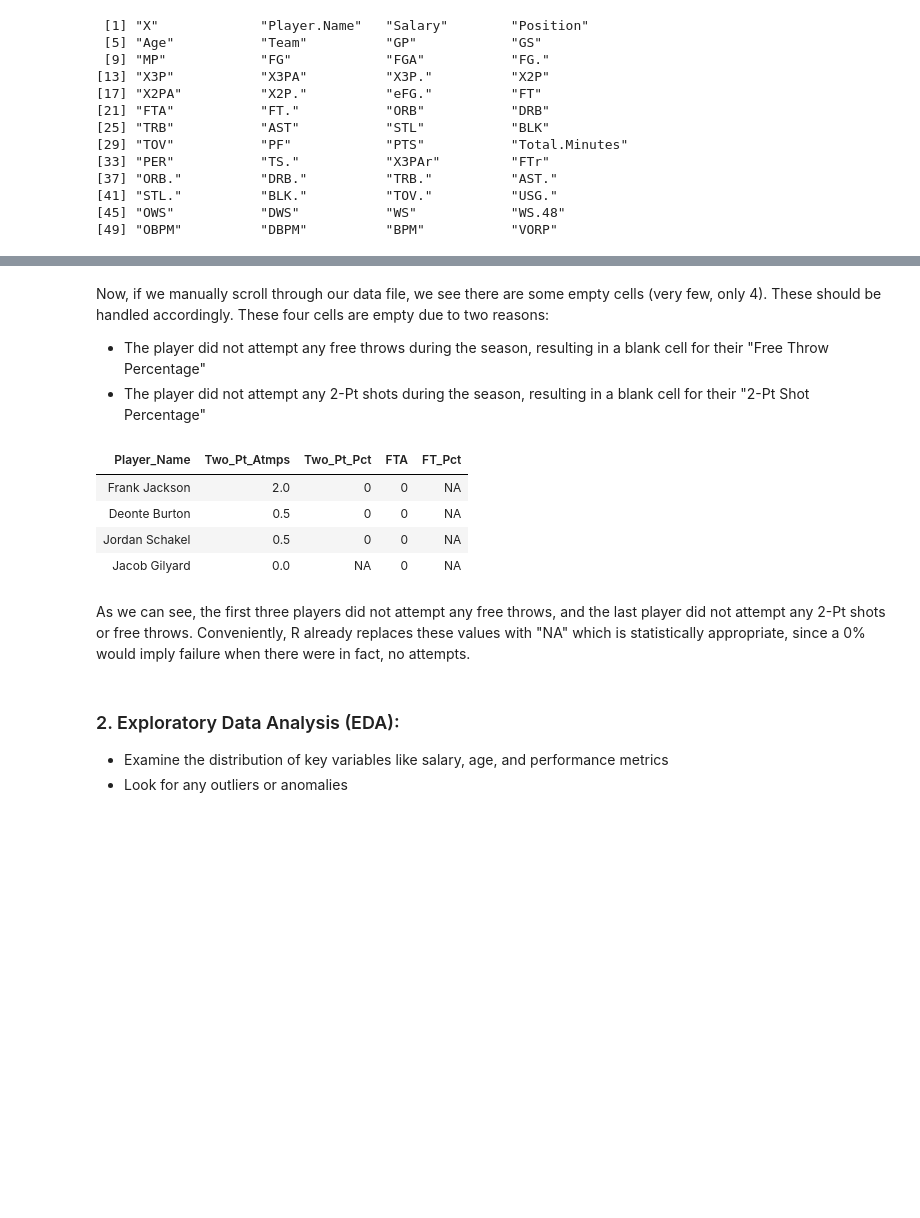
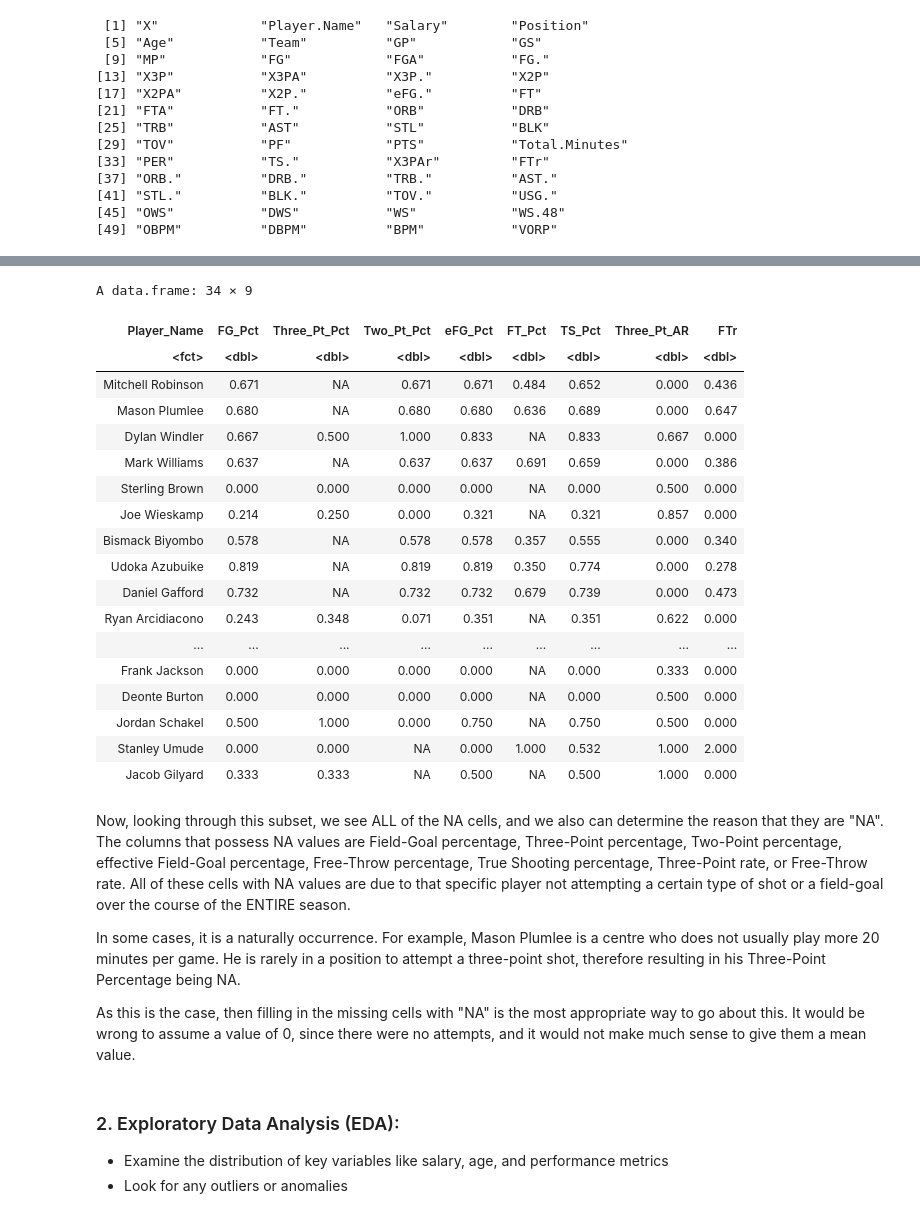
Before and after one commit to jhcrowley/DCSI-100-Group-33, a Jupyter notebook: DSCI_Final_Project_V1.ipynb, the cells around one changed output, grey strips where cells are left out. Saved outputs shown, nothing was run; the diff lists cells and outputs as text; code cells hidden in the pictures; blank space fills up the shorter version.

```diff
--- a/DSCI_Final_Project_V1.ipynb
+++ b/DSCI_Final_Project_V1.ipynb
@@ -185,21 +210,41 @@ MUCH better. It was a bit tedious, but it will make our work later on a lot easi
+# %%
+# Find the columns with the NA values
+cols_with_na_vals <- colnames(NBA_salary_data)[colSums(is.na(NBA_salary_data)) > 0]
+
+# Find the rows with the NA values
+rows_with_na_vals <- rowSums(is.na(NBA_salary_data)) > 0
+
+na_subset <- NBA_salary_data %>%
+filter(rows_with_na_vals) %>%
+select(Player_Name, all_of(cols_with_na_vals))
+
+na_subset
+# %% [output]
+A data.frame: 34 × 9
+| Player_Name | FG_Pct | Three_Pt_Pct | Two_Pt_Pct | eFG_Pct | FT_Pct | TS_Pct | Three_Pt_AR | FTr |
+| <fct> | <dbl> | <dbl> | <dbl> | <dbl> | <dbl> | <dbl> | <dbl> | <dbl> |
+| Mitchell Robinson | 0.671 | NA | 0.671 | 0.671 | 0.484 | 0.652 | 0.000 | 0.436 |
+| Mason Plumlee | 0.680 | NA | 0.680 | 0.680 | 0.636 | 0.689 | 0.000 | 0.647 |
+| Dylan Windler | 0.667 | 0.500 | 1.000 | 0.833 | NA | 0.833 | 0.667 | 0.000 |
+| Mark Williams | 0.637 | NA | 0.637 | 0.637 | 0.691 | 0.659 | 0.000 | 0.386 |
+| Sterling Brown | 0.000 | 0.000 | 0.000 | 0.000 | NA | 0.000 | 0.500 | 0.000 |
+| Joe Wieskamp | 0.214 | 0.250 | 0.000 | 0.321 | NA | 0.321 | 0.857 | 0.000 |
+| Bismack Biyombo | 0.578 | NA | 0.578 | 0.578 | 0.357 | 0.555 | 0.000 | 0.340 |
+| Udoka Azubuike | 0.819 | NA | 0.819 | 0.819 | 0.350 | 0.774 | 0.000 | 0.278 |
+| Daniel Gafford | 0.732 | NA | 0.732 | 0.732 | 0.679 | 0.739 | 0.000 | 0.473 |
+| Ryan Arcidiacono | 0.243 | 0.348 | 0.071 | 0.351 | NA | 0.351 | 0.622 | 0.000 |
+| ... | ... | ... | ... | ... | ... | ... | ... | ... |
+| Frank Jackson | 0.000 | 0.000 | 0.000 | 0.000 | NA | 0.000 | 0.333 | 0.000 |
+| Deonte Burton | 0.000 | 0.000 | 0.000 | 0.000 | NA | 0.000 | 0.500 | 0.000 |
+| Jordan Schakel | 0.500 | 1.000 | 0.000 | 0.750 | NA | 0.750 | 0.500 | 0.000 |
+| Stanley Umude | 0.000 | 0.000 | NA | 0.000 | 1.000 | 0.532 | 1.000 | 2.000 |
+| Jacob Gilyard | 0.333 | 0.333 | NA | 0.500 | NA | 0.500 | 1.000 | 0.000 |
 # %% [markdown]
-Now, if we manually scroll through our data file, we see there are some empty cells (very few, only 4). These should be handled accordingly. These four cells are empty due to two reasons:
-- The player did not attempt any free throws during the season, resulting in a blank cell for their "Free Throw Percentage"
-- The player did not attempt any 2-Pt shots during the season, resulting in a blank cell for their "2-Pt Shot Percentage"
+Now, looking through this subset, we see ALL of the NA cells, and we also can determine the reason that they are "NA". The columns that possess NA values are Field-Goal percentage, Three-Point percentage, Two-Point percentage, effective Field-Goal percentage, Free-Throw percentage, True Shooting percentage, Three-Point rate, or Free-Throw rate. All of these cells with NA values are due to that specific player not attempting a certain type of shot or a field-goal over the course of the ENTIRE season.
+
+In some cases, it is a naturally occurrence. For example, Mason Plumlee is a centre who does not usually play more 20 minutes per game. He is rarely in a position to attempt a three-point shot, therefore resulting in his Three-Point Percentage being NA.
+
+As this is the case, then filling in the missing cells with "NA" is the most appropriate way to go about this. It would be wrong to assume a value of 0, since there were no attempts, and it would not make much sense to give them a mean value.
-# %%
-selected_players <- NBA_salary_data %>%
-filter(Player_Name %in% c('Frank Jackson', 'Deonte Burton', 'Jordan Schakel', 'Jacob Gilyard')) %>%
-select(Player_Name, 'Two_Pt_Atmps', 'Two_Pt_Pct', 'FTA', 'FT_Pct')
-
-selected_players
-# %% [output]
-| Player_Name | Two_Pt_Atmps | Two_Pt_Pct | FTA | FT_Pct |
-| Frank Jackson | 2.0 | 0 | 0 | NA |
-| Deonte Burton | 0.5 | 0 | 0 | NA |
-| Jordan Schakel | 0.5 | 0 | 0 | NA |
-| Jacob Gilyard | 0.0 | NA | 0 | NA |
-# %% [markdown]
-As we can see, the first three players did not attempt any free throws, and the last player did not attempt any 2-Pt shots or free throws. Conveniently, R already replaces these values with "NA" which is statistically appropriate, since a 0% would imply failure when there were in fact, no attempts.
 # %% [markdown]
 ### 2. Exploratory Data Analysis (EDA):
 - Examine the distribution of key variables like salary, age, and performance metrics
```
Also changed, not shown: parts of 9 cells of this notebook.
